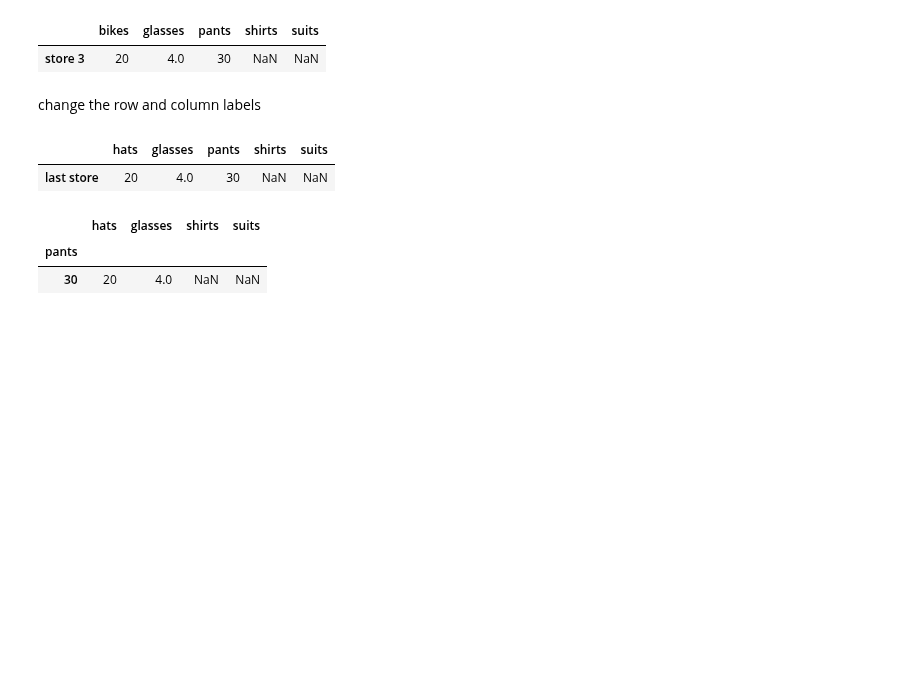
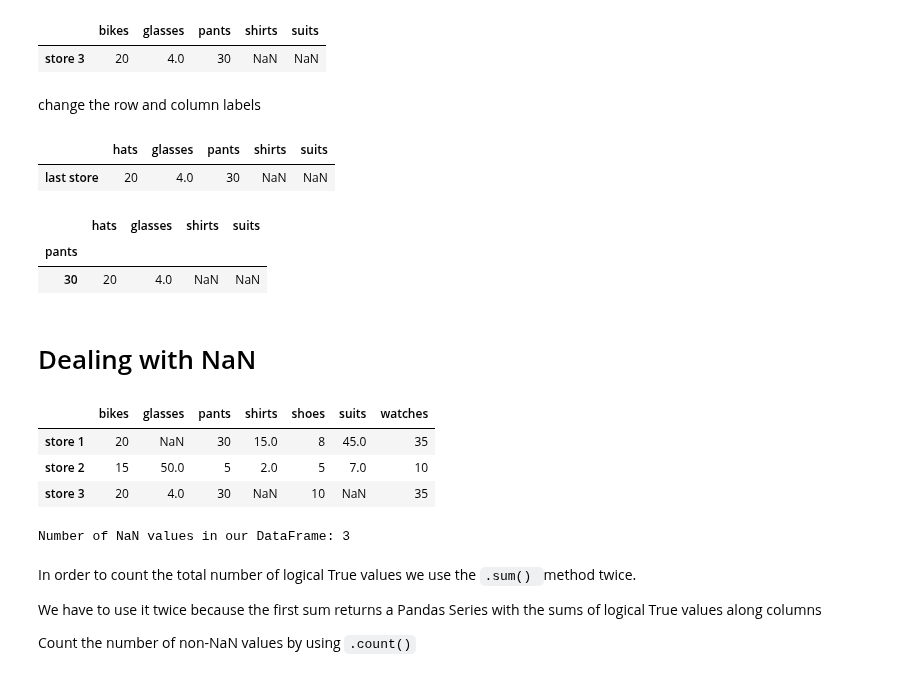
Before and after one commit to Berenice2018/DeepLearning, a Jupyter notebook: Pandas.ipynb, the cells around one changed output. Saved outputs shown, nothing was run; the diff lists cells and outputs as text; code cells hidden in the pictures; blank space fills up the shorter version.

```diff
--- a/Pandas.ipynb
+++ b/Pandas.ipynb
@@ -533,3 +533,36 @@ store_items
 |  | hats | glasses | shirts | suits |
 | pants |  |  |  |  |
 | 30 | 20 | 4.0 | NaN | NaN |
+# %% [markdown]
+# Dealing with NaN
+# %%
+# We create a list of Python dictionaries
+items2 = [{'bikes': 20, 'pants': 30, 'watches': 35, 'shirts': 15, 'shoes':8, 'suits':45},
+{'watches': 10, 'glasses': 50, 'bikes': 15, 'pants':5, 'shirts': 2, 'shoes':5, 'suits':7},
+{'bikes': 20, 'pants': 30, 'watches': 35, 'glasses': 4, 'shoes':10}]
+
+# We create a DataFrame  and provide the row index
+store_items = pd.DataFrame(items2, index = ['store 1', 'store 2', 'store 3'])
+
+# We display the DataFrame
+store_items
+# %% [output]
+|  | bikes | glasses | pants | shirts | shoes | suits | watches |
+| store 1 | 20 | NaN | 30 | 15.0 | 8 | 45.0 | 35 |
+| store 2 | 15 | 50.0 | 5 | 2.0 | 5 | 7.0 | 10 |
+| store 3 | 20 | 4.0 | 30 | NaN | 10 | NaN | 35 |
+# %%
+# We count the number of NaN values in store_items
+x =  store_items.isnull().sum().sum()
+
+# We print x
+print('Number of NaN values in our DataFrame:', x)
+# %% [output]
+Number of NaN values in our DataFrame: 3
+# %% [markdown]
+In order to count the total number of logical True values we use the `.sum() `method twice.
+
+We have to use it twice because the first sum returns a Pandas Series with the sums of logical True values along columns
+
+
+Count the number of non-NaN values by using  `.count()`
```
Also changed, not shown: parts of 15 cells of this notebook.
